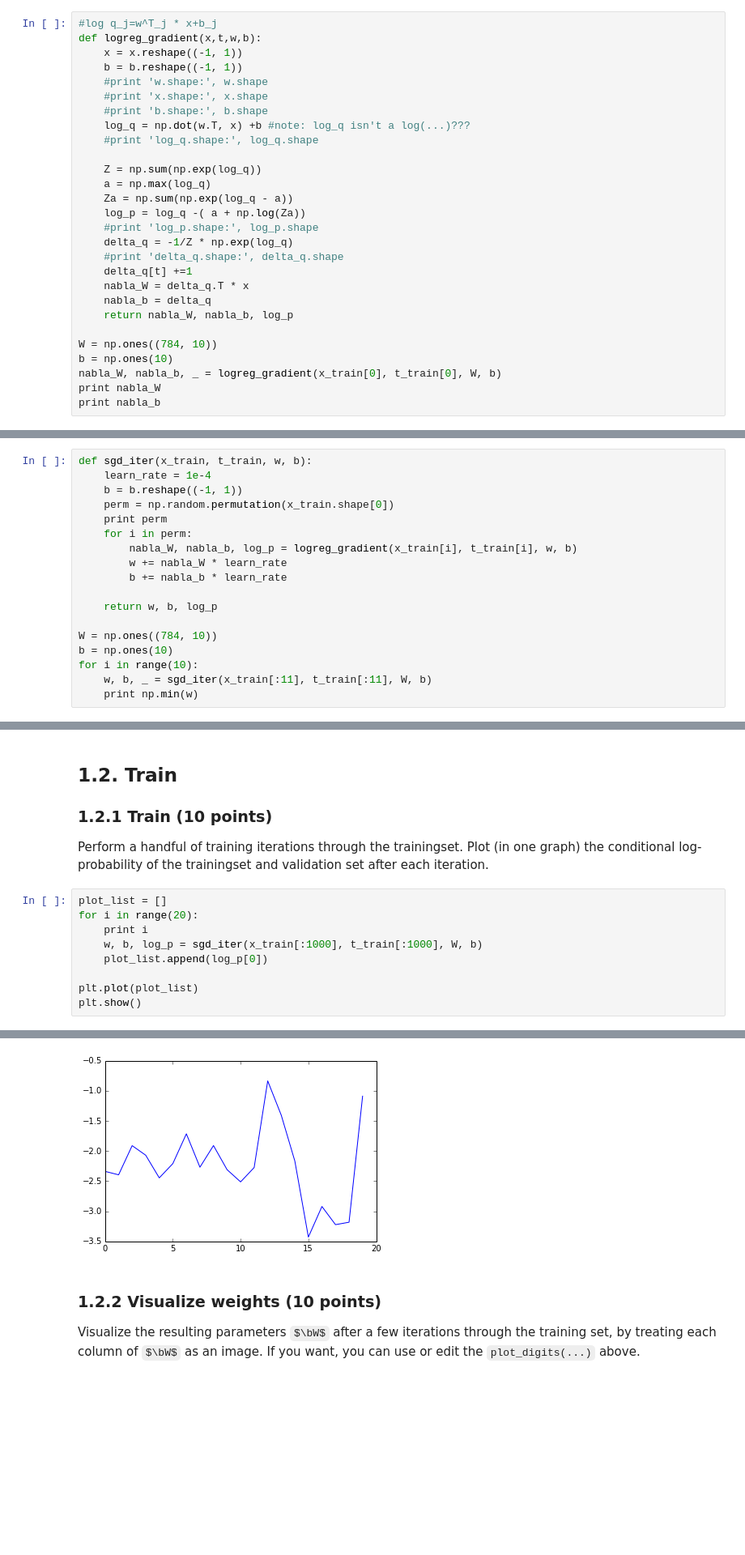
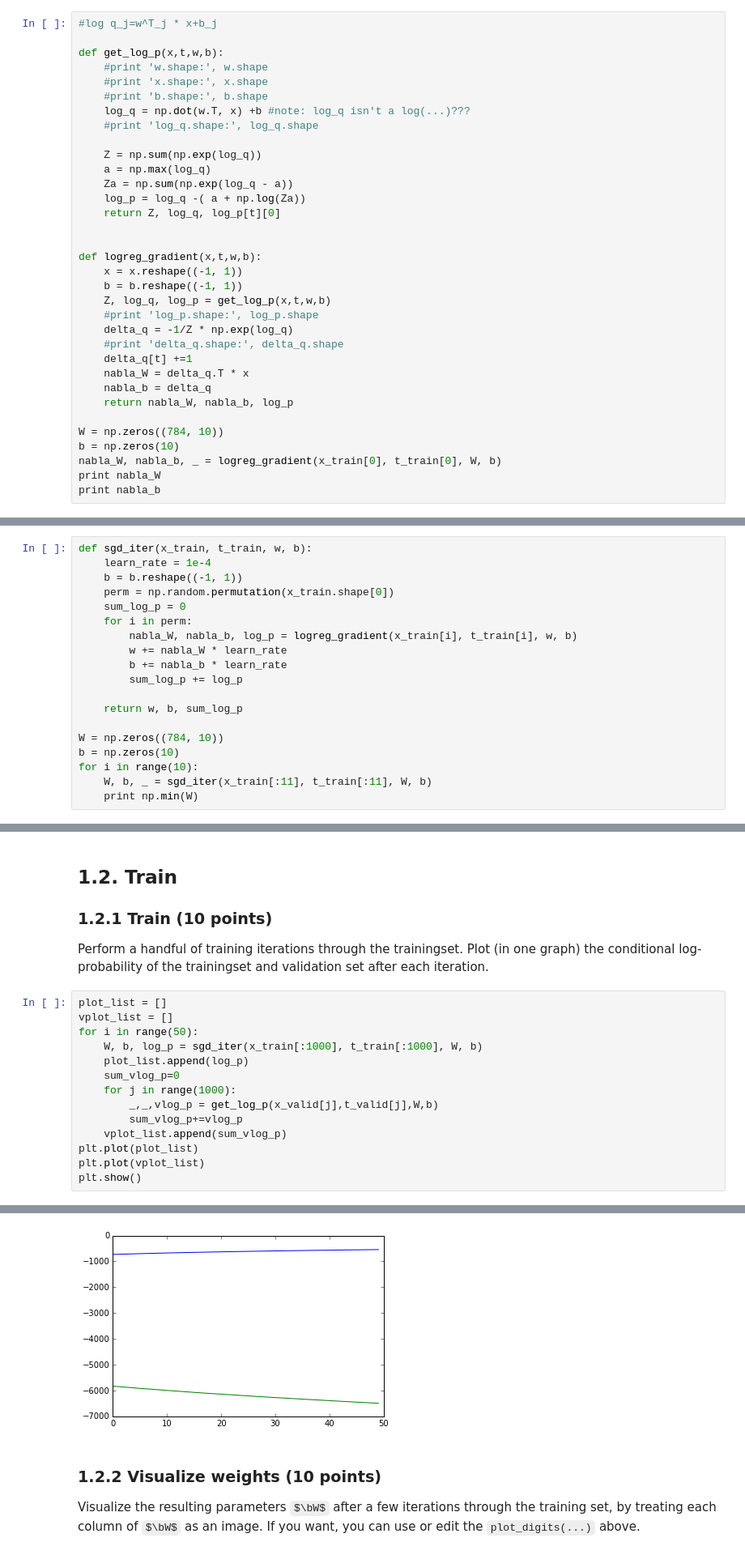
Before and after one commit to erikvanegmond/ml1-2015-lab2, a Jupyter notebook: Lab2.ipynb, the cells around one changed output, grey strips where cells are left out. Shown at 81% size. Drawn from its saved outputs; the diff is of its cells as text; some formulas as TeX source; blank space fills up the shorter version.

Commit message:
added plot for train and validation

```diff
--- a/Lab2.ipynb
+++ b/Lab2.ipynb
@@ -185,9 +185,8 @@ $
 followed by computation of the gradient vectors $\nabla_{w_j} \mathcal{L}^{(n)}$ (contained in a $784 \times 10$ matrix) and $\nabla_{b} \mathcal{L}^{(n)}$ (a $10 \times 1$ vector).
 # %%
 #log q_j=w^T_j * x+b_j
-def logreg_gradient(x,t,w,b):
-    x = x.reshape((-1, 1))
-    b = b.reshape((-1, 1))
+
+def get_log_p(x,t,w,b):
     #print 'w.shape:', w.shape
     #print 'x.shape:', x.shape
     #print 'b.shape:', b.shape
@@ -198,6 +197,13 @@ def logreg_gradient(x,t,w,b):
     a = np.max(log_q)
     Za = np.sum(np.exp(log_q - a))
     log_p = log_q -( a + np.log(Za))
+    return Z, log_q, log_p[t][0]
+
+
+def logreg_gradient(x,t,w,b):
+    x = x.reshape((-1, 1))
+    b = b.reshape((-1, 1))
+    Z, log_q, log_p = get_log_p(x,t,w,b)
     #print 'log_p.shape:', log_p.shape
     delta_q = -1/Z * np.exp(log_q)
     #print 'delta_q.shape:', delta_q.shape
@@ -206,8 +212,8 @@ def logreg_gradient(x,t,w,b):
     nabla_b = delta_q
     return nabla_W, nabla_b, log_p
 
-W = np.ones((784, 10))
-b = np.ones(10)
+W = np.zeros((784, 10))
+b = np.zeros(10)
 nabla_W, nabla_b, _ = logreg_gradient(x_train[0], t_train[0], W, b)
 print nabla_W
 print nabla_b
@@ -239,17 +245,18 @@ def sgd_iter(x_train, t_train, w, b):
     learn_rate = 1e-4
     b = b.reshape((-1, 1))
     perm = np.random.permutation(x_train.shape[0])
-    print perm
+    sum_log_p = 0
     for i in perm:
         nabla_W, nabla_b, log_p = logreg_gradient(x_train[i], t_train[i], w, b)
         w += nabla_W * learn_rate
         b += nabla_b * learn_rate
+        sum_log_p += log_p
 
-    return w, b, log_p
+    return w, b, sum_log_p
 
-W = np.ones((784, 10))
-b = np.ones(10)
+W = np.zeros((784, 10))
+b = np.zeros(10)
 for i in range(10):
-    w, b, _ = sgd_iter(x_train[:11], t_train[:11], W, b)
-    print np.min(w)
+    W, b, _ = sgd_iter(x_train[:11], t_train[:11], W, b)
+    print np.min(W)
 # %% [output]
@@ -280,11 +277,16 @@ for i in range(10):
 Perform a handful of training iterations through the trainingset. Plot (in one graph) the conditional log-probability of the trainingset and validation set after each iteration.
 # %%
 plot_list = []
-for i in range(20):
-    print i
-    w, b, log_p = sgd_iter(x_train[:1000], t_train[:1000], W, b)
-    plot_list.append(log_p[0])
-
+vplot_list = []
+for i in range(50):
+    W, b, log_p = sgd_iter(x_train[:1000], t_train[:1000], W, b)
+    plot_list.append(log_p)
+    sum_vlog_p=0
+    for j in range(1000):
+        _,_,vlog_p = get_log_p(x_valid[j],t_valid[j],W,b)
+        sum_vlog_p+=vlog_p
+    vplot_list.append(sum_vlog_p)
 plt.plot(plot_list)
+plt.plot(vplot_list)
 plt.show()
 # %% [output]
@@ -311,4 +293,4 @@ plt.show()
-[figure, old version]
+[figure, new version]
 # %% [markdown]
 ### 1.2.2 Visualize weights (10 points)
 Visualize the resulting parameters $\bW$ after a few iterations through the training set, by treating each column of $\bW$ as an image. If you want, you can use or edit the `plot_digits(...)` above.
```
Also changed, not shown: parts of 2 cells of this notebook.
